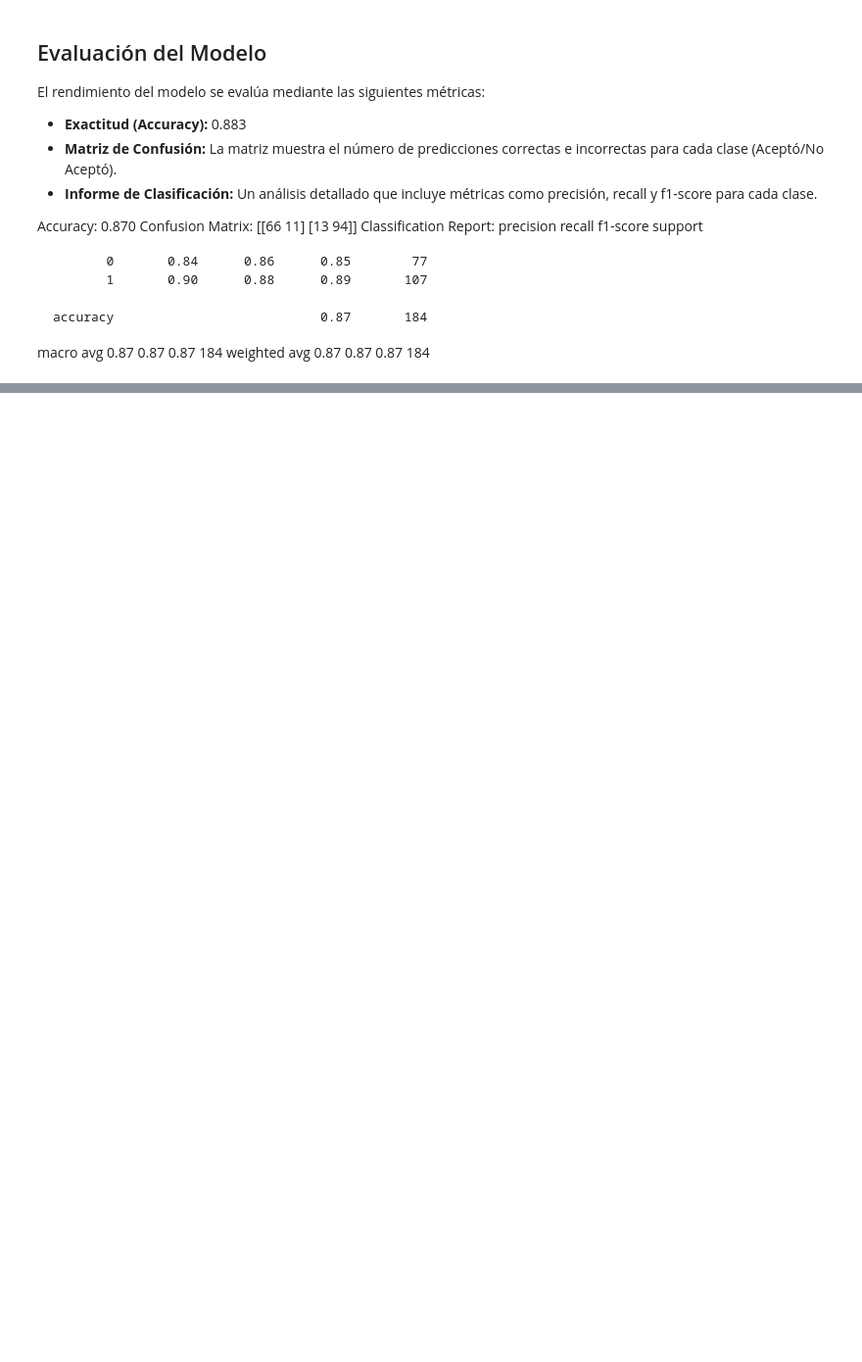
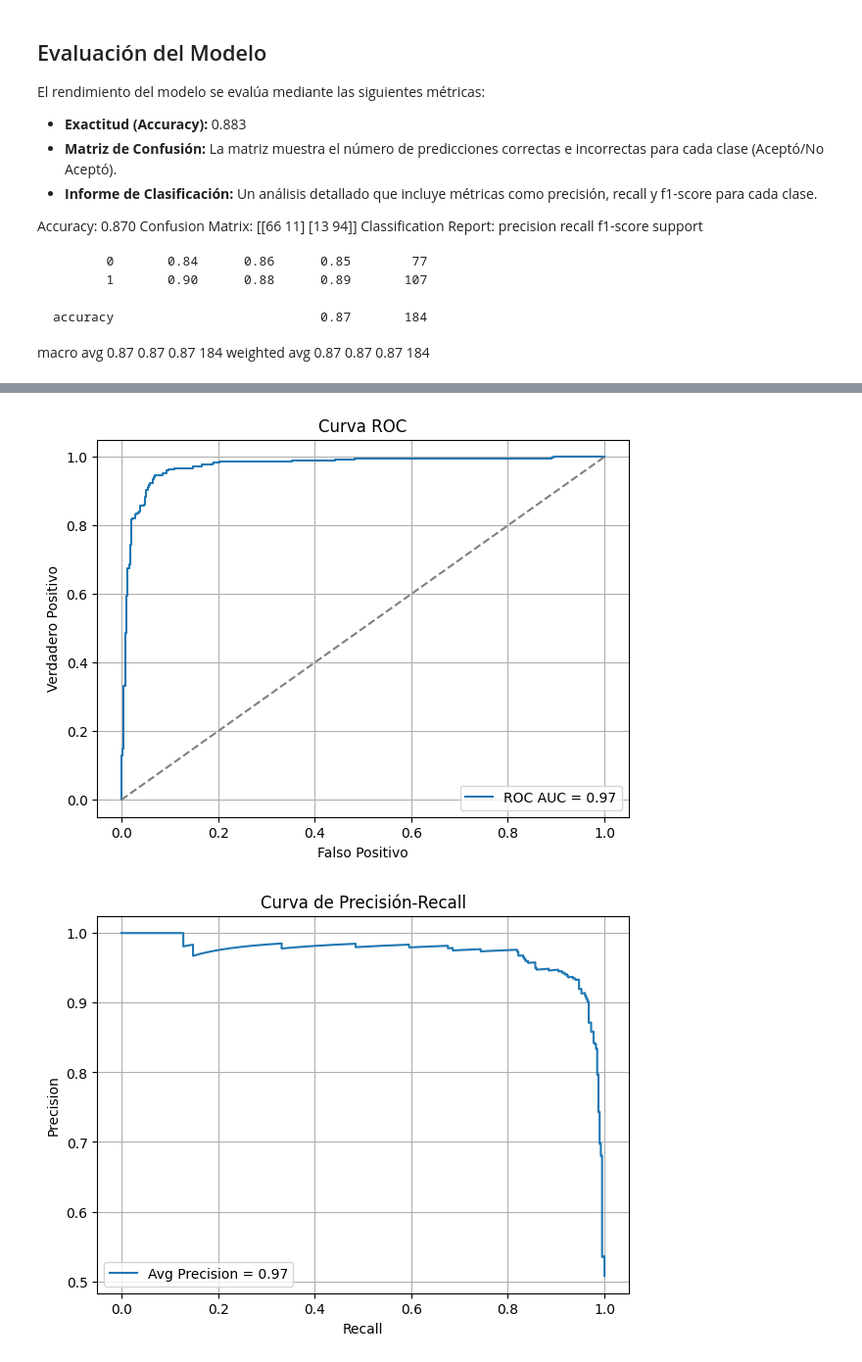
Before and after one commit to GMRGameDev/TFM_GuillermoManu, a Jupyter notebook: Clasificacion/RandomForest.ipynb, the cells around one changed output, grey strips where cells are left out. Shown at 98% size. Cells and saved outputs as stored; diff of their text form; code cells hidden in the pictures; blank space fills up the shorter version.

```diff
--- a/Clasificacion/RandomForest.ipynb
+++ b/Clasificacion/RandomForest.ipynb
@@ -137,0 +142,14 @@ Passing `palette` without assigning `hue` is deprecated and will be removed in v
+# %%
+rf_model.fit(X_train, y_train)
+
+# 7. Predicción y evaluación
+y_pred = rf_model.predict(X_test)
+y_proba = rf_model.predict_proba(X_test)[:, 1]
+
+accuracy = accuracy_score(y_test, y_pred)
+conf_matrix = confusion_matrix(y_test, y_pred)
+class_report = classification_report(y_test, y_pred)
+
+print(f'Accuracy: {accuracy:.3f}')
+print(f'Confusion Matrix:\n{conf_matrix}')
+print(f'Classification Report:\n{class_report}')
@@ -137,0 +170,26 @@ Passing `palette` without assigning `hue` is deprecated and will be removed in v
+# %%
+# Curva ROC
+fpr, tpr, _ = roc_curve(y_test, y_proba)
+plt.figure(figsize=(7, 5))
+plt.plot(fpr, tpr, label=f'ROC AUC = {roc_auc_score(y_test, y_proba):.2f}')
+plt.plot([0, 1], [0, 1], '--', color='gray')
+plt.title('Curva ROC')
+plt.xlabel('Falso Positivo')
+plt.ylabel('Verdadero Positivo')
+plt.legend()
+plt.grid()
+plt.show()
+
+# Curva de precisión-recall
+precision, recall, _ = precision_recall_curve(y_test, y_proba)
+plt.figure(figsize=(7, 5))
+plt.plot(recall, precision, label=f'Avg Precision = {average_precision_score(y_test, y_proba):.2f}')
+plt.title('Curva de Precisión-Recall')
+plt.xlabel('Recall')
+plt.ylabel('Precision')
+plt.legend()
+plt.grid()
+plt.show()
+# %% [output]
+[figure, added]
+[figure, added]
```
Also changed, not shown: parts of 13 cells of this notebook, 15 other files.
